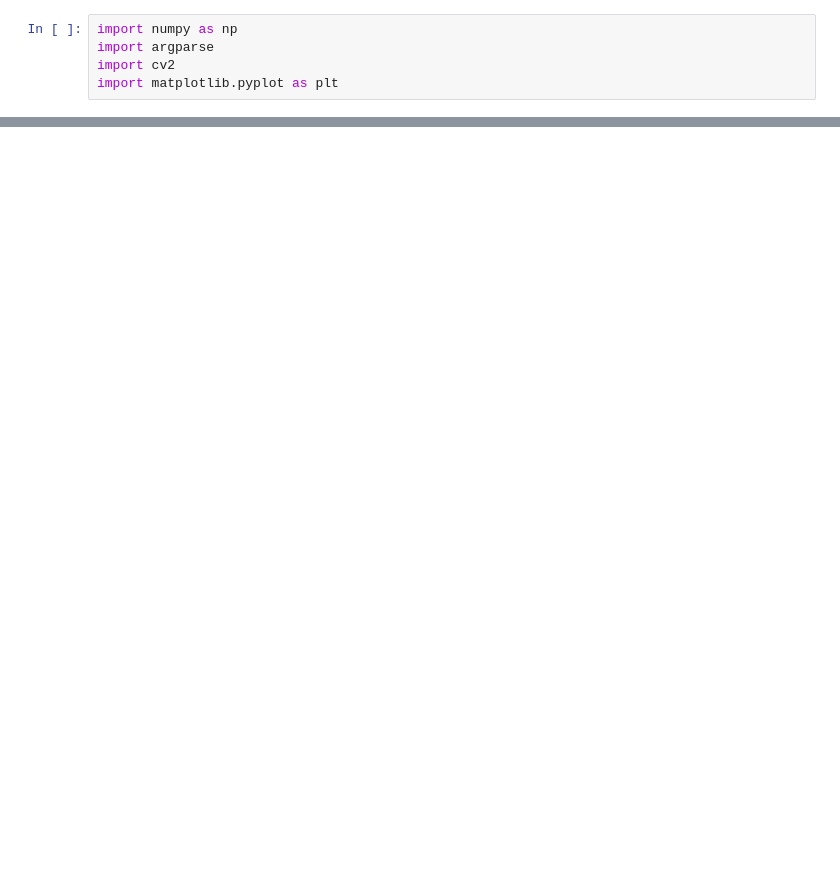
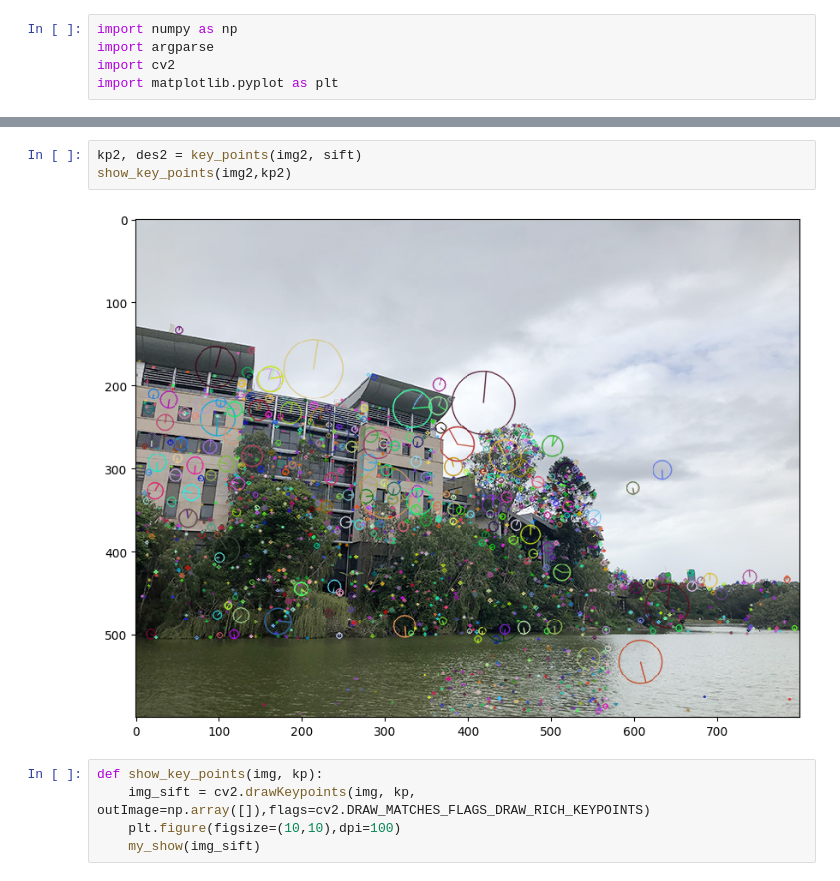
Before and after one commit to tobythy/ImageStitching, a Jupyter notebook: Image-Stitching.ipynb, the cells around one changed output, grey strips where cells are left out. Cells and saved outputs as stored; diff of their text form; blank space fills up the shorter version.

```diff
--- a/Image-Stitching.ipynb
+++ b/Image-Stitching.ipynb
@@ -77,0 +102,10 @@ def my_show(img):
+# %%
+kp2, des2 = key_points(img2, sift)
+show_key_points(img2,kp2)
+# %% [output]
+[figure, added]
+# %%
+def show_key_points(img, kp):
+    img_sift = cv2.drawKeypoints(img, kp, outImage=np.array([]),flags=cv2.DRAW_MATCHES_FLAGS_DRAW_RICH_KEYPOINTS)
+    plt.figure(figsize=(10,10),dpi=100)
+    my_show(img_sift)
```
Also changed, not shown: parts of 13 cells of this notebook.
